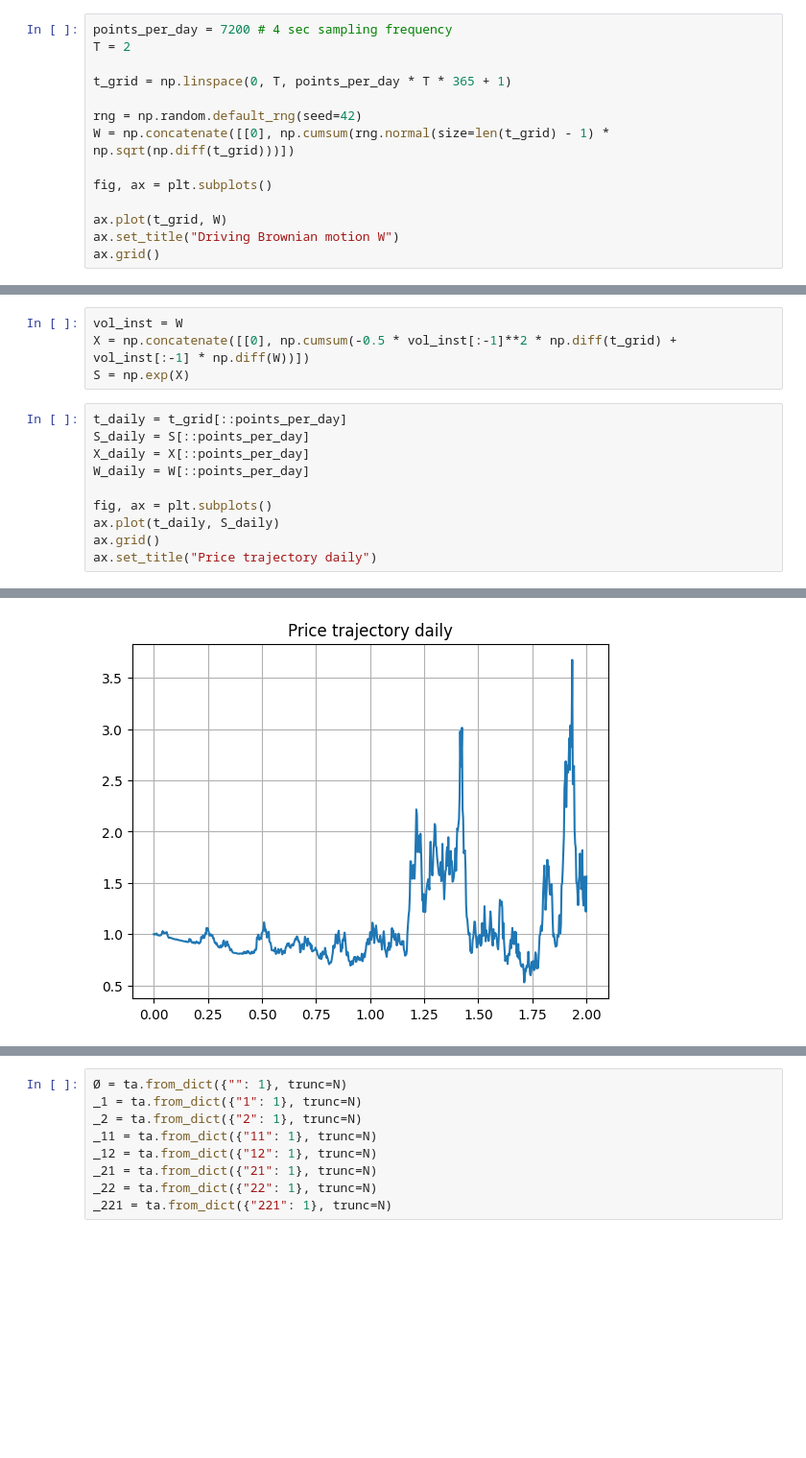
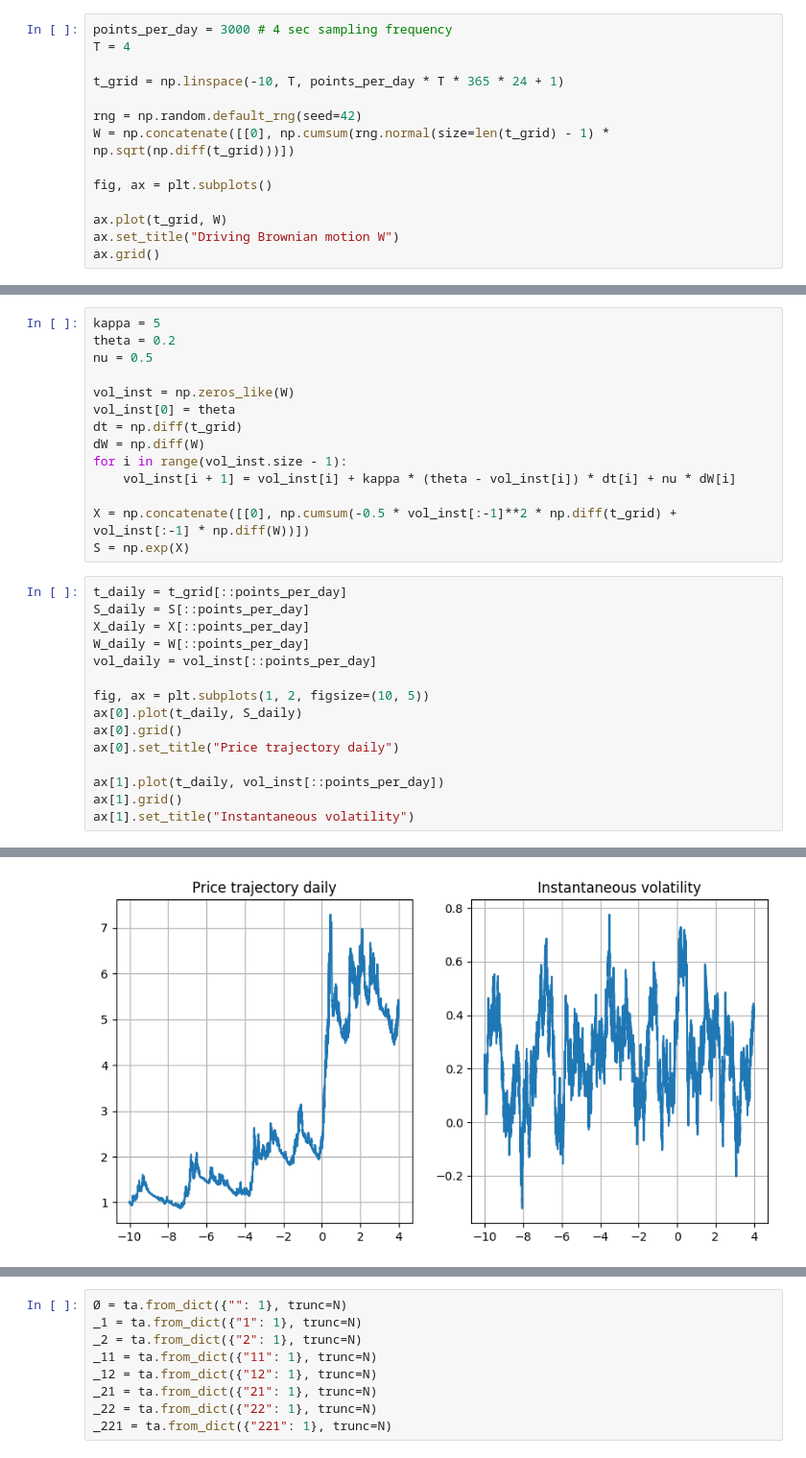
Before and after one commit to MrG1raffe/signature, a Jupyter notebook: notebooks/SignaturePDV.ipynb, the cells around one changed output, grey strips where cells are left out. Shown at 96% size. Cells and saved outputs as stored; diff of their text form; blank space fills up the shorter version.

```diff
--- a/notebooks/SignaturePDV.ipynb
+++ b/notebooks/SignaturePDV.ipynb
@@ -22,8 +24,8 @@ Wall time: 2min 56s
 # %%
-points_per_day = 7200 # 4 sec sampling frequency
-T = 2
+points_per_day = 3000 # 4 sec sampling frequency
+T = 4
 
-t_grid = np.linspace(0, T, points_per_day * T * 365 + 1)
+t_grid = np.linspace(-10, T, points_per_day * T * 365 * 24 + 1)
 
 rng = np.random.default_rng(seed=42)
 W = np.concatenate([[0], np.cumsum(rng.normal(size=len(t_grid) - 1) * np.sqrt(np.diff(t_grid)))])
@@ -40,5 +42,15 @@ ax.grid()
 # %%
-vol_inst = W
+kappa = 5
+theta = 0.2
+nu = 0.5
+
+vol_inst = np.zeros_like(W)
+vol_inst[0] = theta
+dt = np.diff(t_grid)
+dW = np.diff(W)
+for i in range(vol_inst.size - 1):
+    vol_inst[i + 1] = vol_inst[i] + kappa * (theta - vol_inst[i]) * dt[i] + nu * dW[i]
+
 X = np.concatenate([[0], np.cumsum(-0.5 * vol_inst[:-1]**2 * np.diff(t_grid) + vol_inst[:-1] * np.diff(W))])
 S = np.exp(X)
 # %%
@@ -46,9 +58,14 @@ t_daily = t_grid[::points_per_day]
 S_daily = S[::points_per_day]
 X_daily = X[::points_per_day]
 W_daily = W[::points_per_day]
+vol_daily = vol_inst[::points_per_day]
 
-fig, ax = plt.subplots()
-ax.plot(t_daily, S_daily)
-ax.grid()
-ax.set_title("Price trajectory daily")
+fig, ax = plt.subplots(1, 2, figsize=(10, 5))
+ax[0].plot(t_daily, S_daily)
+ax[0].grid()
+ax[0].set_title("Price trajectory daily")
+
+ax[1].plot(t_daily, vol_inst[::points_per_day])
+ax[1].grid()
+ax[1].set_title("Instantaneous volatility")
 # %% [output]
@@ -56,3 +73,3 @@ Text(0.5, 1.0, 'Price trajectory daily')
-[figure, old version]
+[figure, new version]
 # %%
 path = np.vstack([t_daily, W_daily]).T
```
Also changed, not shown: parts of 47 cells of this notebook, 9 other files.
